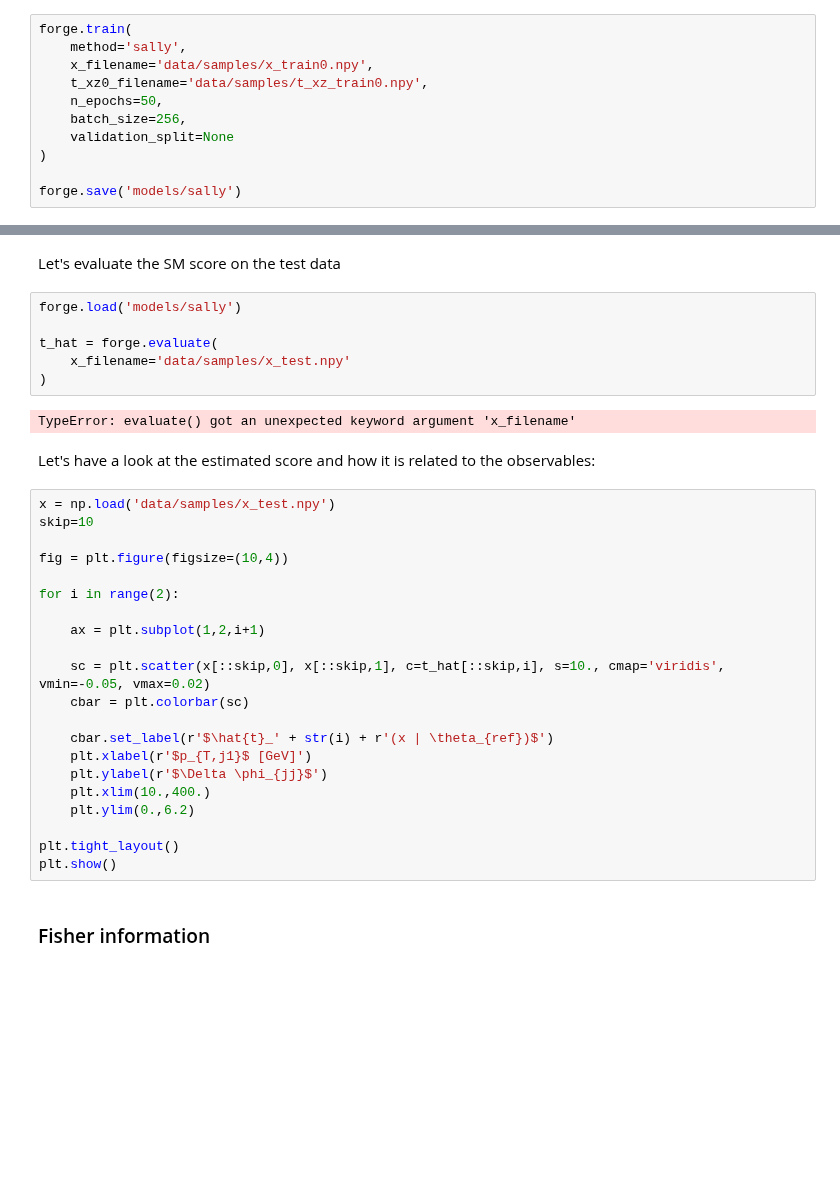
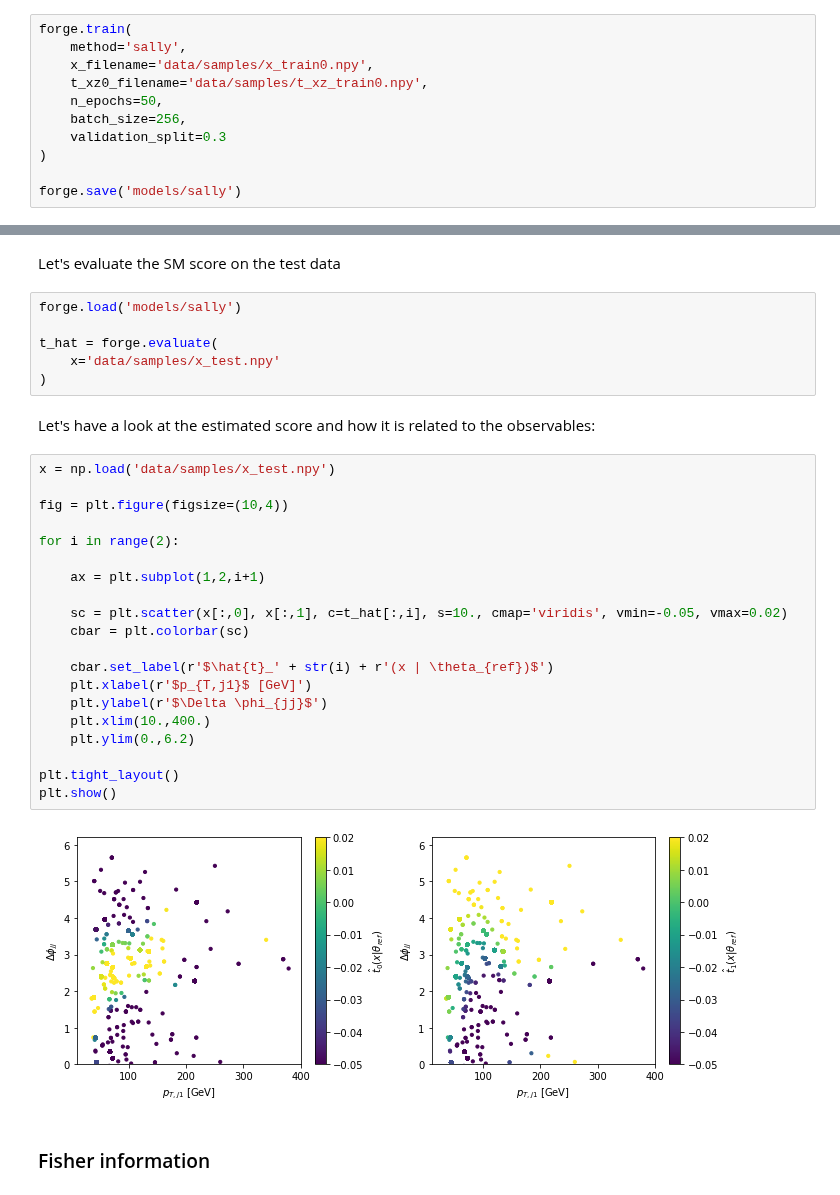
Before and after one commit to madminer-tool/madminer, a Jupyter notebook: examples/tutorial/tutorial_2.ipynb, the cells around one changed output, grey strips where cells are left out. Cells and saved outputs as stored; diff of their text form; blank space fills up the shorter version.

```diff
--- a/examples/tutorial/tutorial_2.ipynb
+++ b/examples/tutorial/tutorial_2.ipynb
@@ -90,7 +90,7 @@ forge.train(
     t_xz0_filename='data/samples/t_xz_train0.npy',
     n_epochs=50,
     batch_size=256,
-    validation_split=None
+    validation_split=0.3
 )
 
 forge.save('models/sally')
@@ -120,33 +120,32 @@ Let's evaluate the SM score on the test data
 forge.load('models/sally')
 
 t_hat = forge.evaluate(
-    x_filename='data/samples/x_test.npy'
+    x='data/samples/x_test.npy'
 )
-# %% [output]
-TypeError: evaluate() got an unexpected keyword argument 'x_filename'
 # %% [markdown]
 Let's have a look at the estimated score and how it is related to the observables:
 # %%
 x = np.load('data/samples/x_test.npy')
-skip=10
 
 fig = plt.figure(figsize=(10,4))
 
 for i in range(2):
 
     ax = plt.subplot(1,2,i+1)
 
-    sc = plt.scatter(x[::skip,0], x[::skip,1], c=t_hat[::skip,i], s=10., cmap='viridis', vmin=-0.05, vmax=0.02)
+    sc = plt.scatter(x[:,0], x[:,1], c=t_hat[:,i], s=10., cmap='viridis', vmin=-0.05, vmax=0.02)
     cbar = plt.colorbar(sc)
 
     cbar.set_label(r'$\hat{t}_' + str(i) + r'(x | \theta_{ref})$')
     plt.xlabel(r'$p_{T,j1}$ [GeV]')
     plt.ylabel(r'$\Delta \phi_{jj}$')
     plt.xlim(10.,400.)
     plt.ylim(0.,6.2)
 
 plt.tight_layout()
 plt.show()
+# %% [output]
+[figure, added]
 # %% [markdown]
 ### Fisher information
 # %% [markdown]
```
Also changed, not shown: parts of 8 cells of this notebook.
